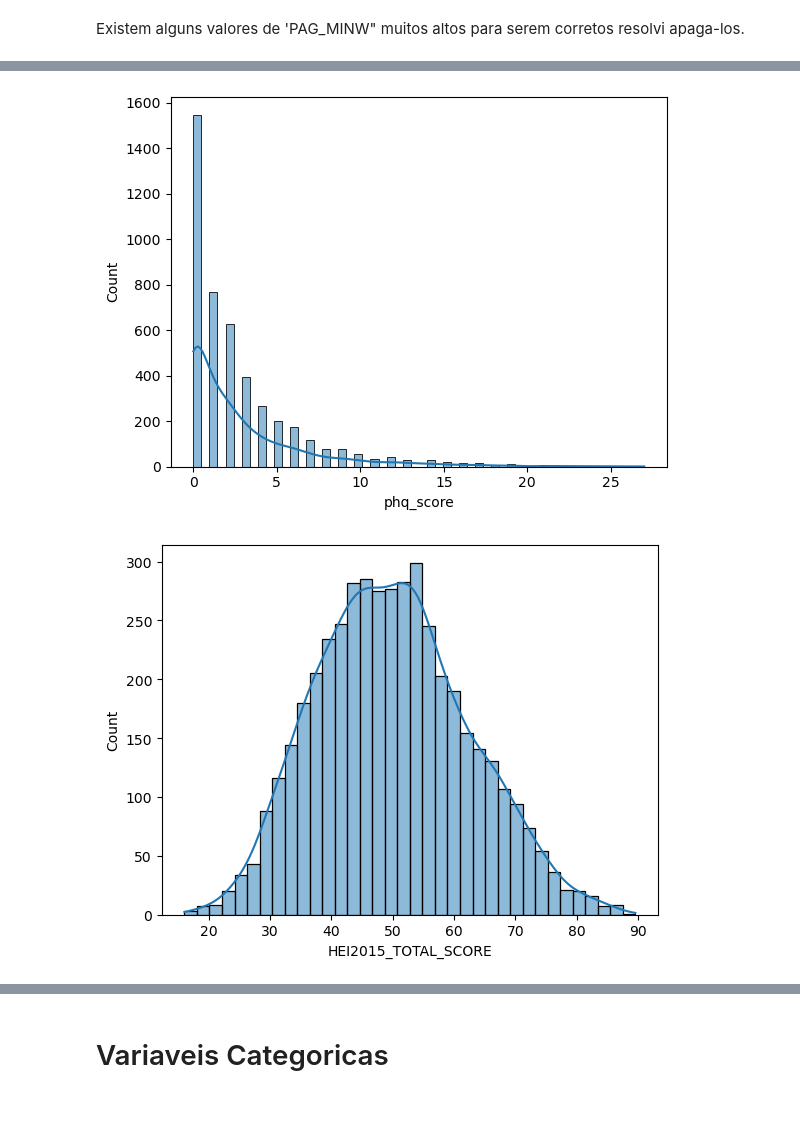
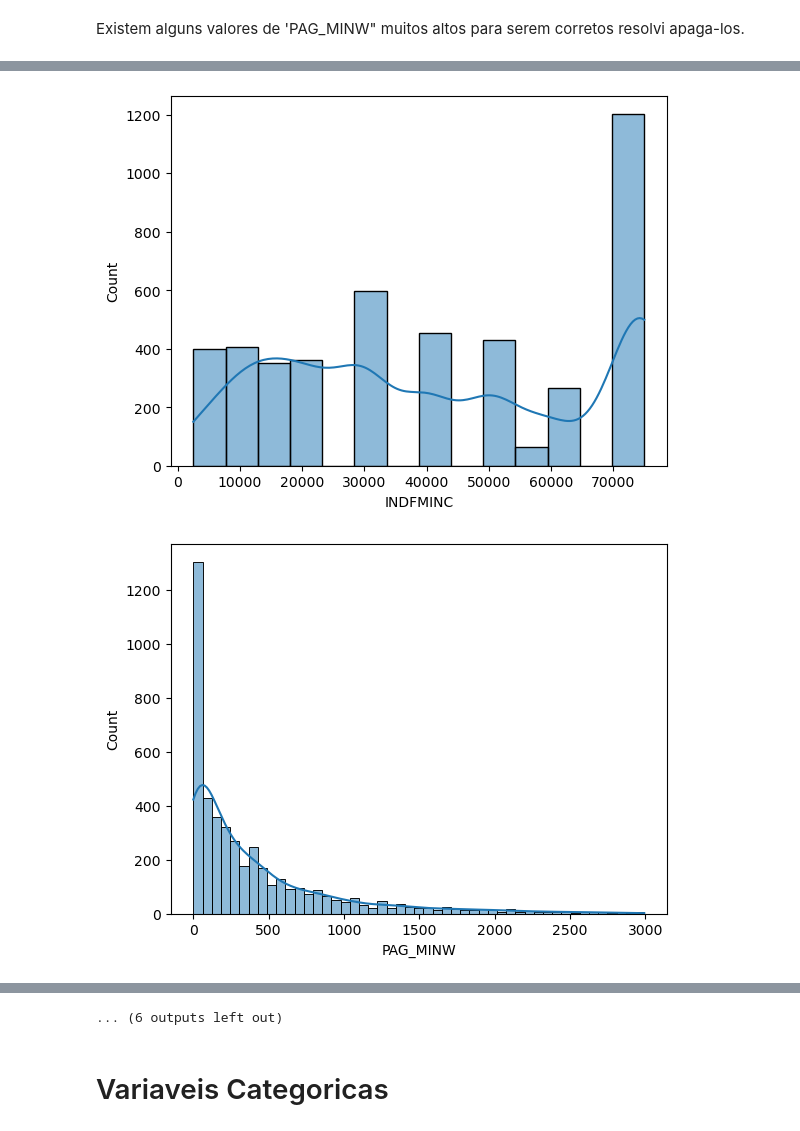
Before and after one commit to Felintox/Tera_Desafio_Inferencia, a Jupyter notebook: Tera_Desafio_Inferencia.ipynb, the cells around one changed output, grey strips where cells are left out. Saved outputs shown, nothing was run; the diff lists cells and outputs as text; code cells hidden in the pictures.

```diff
--- a/Tera_Desafio_Inferencia.ipynb
+++ b/Tera_Desafio_Inferencia.ipynb
@@ -224,7 +224,7 @@ Name: phq_agrp, dtype: int64
 change_names = {
   "RIAGENDR": {1: 'Masculino', 2: 'Feminino'},
   "RIDRETH1": {1: 'Americano Mexicano', 2: 'Outro',
-               3: 'Branco \n não hispânico', 4: 'Negro \n não hispânico'},
+               3: 'Branco \n não hispânico', 4: 'Negro \n não hispânico',5: 'Outro'},
   "DMDEDUC": {1: "< 9 ano", 2: "9-12 ano", 3: "Ensino \n médio",
               4: "Superior \n incompleto", 5: "Superior \n completo"},
   "ADHERENCE": {1: 'Baixo', 2: 'Adequado', 3: 'Acima'},
@@ -234,9 +234,11 @@ change_names = {
                7: np.mean([35000,44999]), 8: np.mean([45000,54999]),
                9: np.mean([55000,64999]), 10: np.mean([65000,74999]),
                11: 75000, 12: np.mean([20000, 90000]), 13: np.mean([0, 19999]),
-               77: np.nan, 99: np.nan}
+               77: np.nan, 99: np.nan},
+
 }
 
+
 df=df.replace(change_names)
 # %%
 df.dropna(inplace=True)
@@ -310,8 +312,7 @@ df[var_num].describe(percentiles=[.01,.25,.5,.75,.99]).round(2)
 # %%
 df['PAG_H']=df['PAG_MINW']/60
 # %%
-var_num_2=['PAG_H','phq_score',"HEI2015_TOTAL_SCORE",'INDFMINC']
-for var in var_num_2:
+for var in var_num:
     sns.histplot(df[var],kde=True)
     plt.show()
 # %% [output]
@@ -319,2 +320,2 @@ for var in var_num_2:
-[figure, old version]
+[figure, new version]
-[figure, old version]
+[figure, new version]
@@ -322,3 +331,4 @@ for var in var_num_2:
+... (6 outputs left out)
 # %% [markdown]
 # Variaveis Categoricas
 # %%
```
Also changed, not shown: parts of 37 cells of this notebook.
